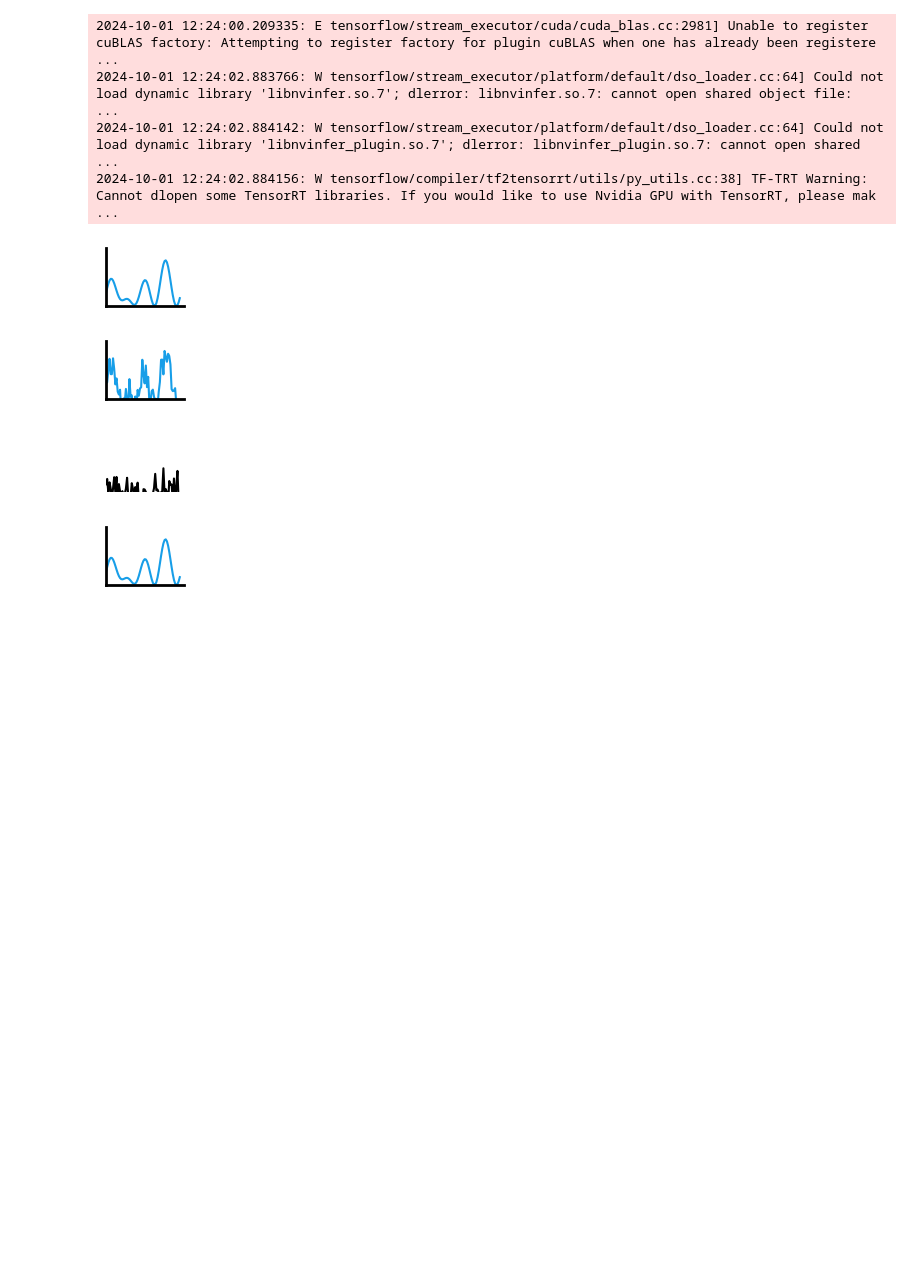
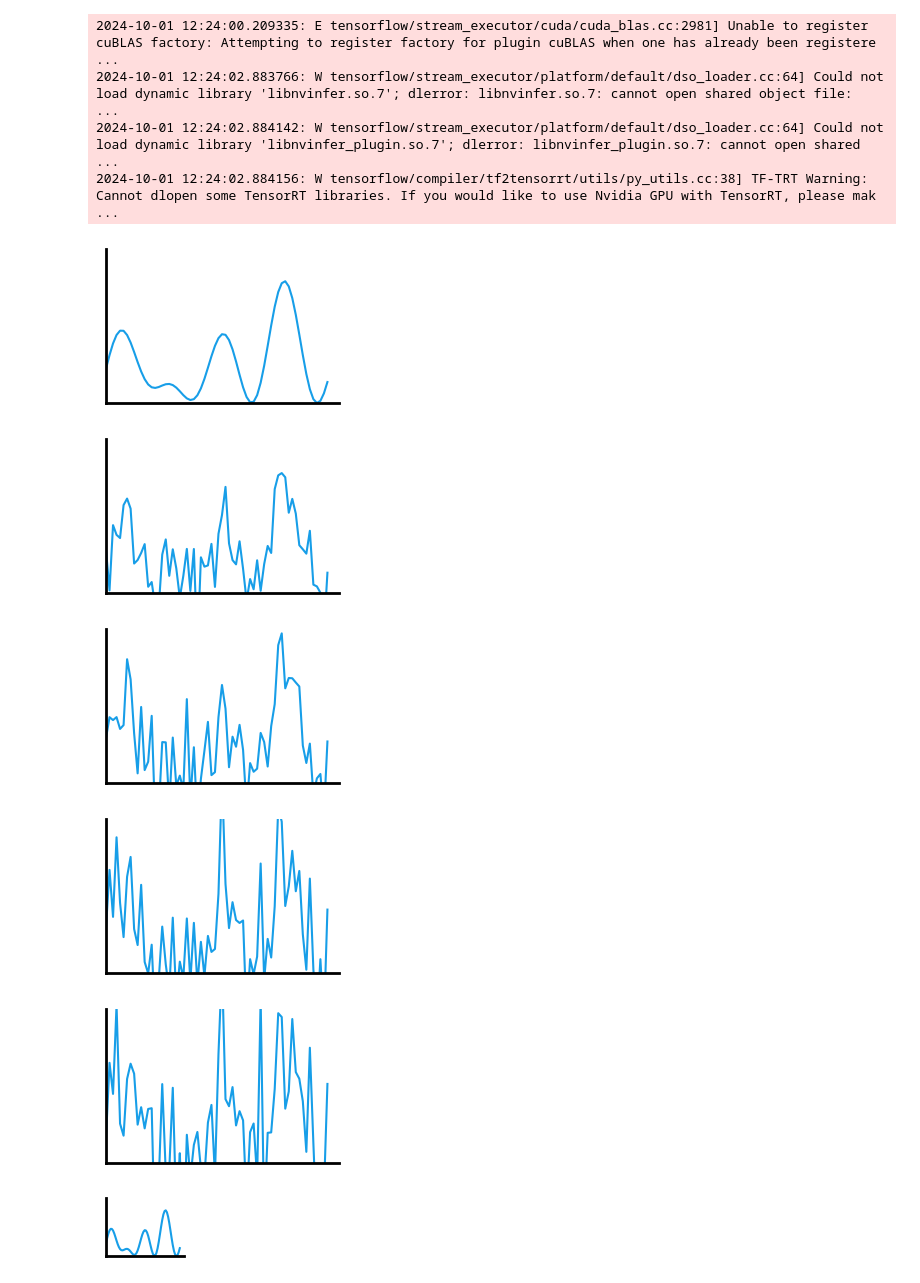
Before and after one commit to Waller-Lab/EncodingInformation, a Jupyter notebook: simulations_1d/animations_for_powerpoint.ipynb, the cells around one changed output. Drawn from its saved outputs; the diff is of its cells as text; code cells hidden in the pictures; blank space fills up the shorter version.

```diff
--- a/simulations_1d/animations_for_powerpoint.ipynb
+++ b/simulations_1d/animations_for_powerpoint.ipynb
@@ -23,7 +23,7 @@ from tqdm import tqdm
 from signal_utils_1D import *
 
 def plot_signal(signal):
-    fig, ax = plt.subplots(1, 1, figsize=(1, .75))
+    fig, ax = plt.subplots(1, 1, figsize=(3, 2))
     if not isinstance(signal, tuple) and not isinstance(signal, list):
         signal = (signal,)
         alpha = 1
@@ -35,7 +35,7 @@ def plot_signal(signal):
     clear_spines(ax)
     ax.set(xticks=[], yticks=[], xlim=[0, None], ylim=[0, 0.06])
 
-def save(name, suffix='png'):
+def save(name, suffix='pdf'):
     if suffix == 'pdf':
         plt.savefig(f'/home/hpinkard_waller/figures/1d_conceptual/{name}.{suffix}', transparent=True)
     else:
@@ -43,46 +43,47 @@ def save(name, suffix='png'):
 
 import os
 
 def make_intermediate_directories(path):
     full_path = f'/home/hpinkard_waller/figures/1d_conceptual/{path}'
     os.makedirs(full_path, exist_ok=True)
     #clear all in dirs
     for f in os.listdir(full_path):
         os.remove(f'{full_path}/{f}')
 
 # Parameters
 upsampled_signal_length = 64
 num_nyquist_samples = NUM_NYQUIST_SAMPLES        # Typically 8
 noise_sigma = 0.01                           # Standard deviation of Gaussian noise
 
 make_signal = lambda seed: onp.array(generate_random_signal(unit_energy=True, seed=seed, upsampled_signal_length=upsampled_signal_length, num_nyquist_samples=num_nyquist_samples))
 
 def add_noise(signal, sigma, seed=None):
     if seed is not None:
         onp.random.seed(seed)
     return signal + onp.random.normal(0, noise_sigma, signal.shape)
 
 
 
 
 seed = 42
 signal = make_signal(seed)
-noisy_signal = add_noise(signal, noise_sigma, seed=seed)
+# noisy_signal = add_noise(signal, noise_sigma, seed=seed)
 
-plot_signal(signal)
-save('signal')
-plot_signal(noisy_signal)
-save('noisy_signal')
+# plot_signal(signal)
+# save('signal')
+# plot_signal(noisy_signal)
+# save('noisy_signal')
 
-plot_signal(onp.random.normal(0, noise_sigma, signal.shape))
-clear_spines(plt.gca(), 'all')
-# change line color to black
-plt.gca().get_lines()[0].set_color('black')
-save('noise')
+for i in range(5):
+    plot_signal(signal)
+    save(f'signal_{i}')
+    signal = add_noise(signal, noise_sigma)
 # %% [output]
-[figure, old version]
+[figure, new version]
-[figure, old version]
+[figure, new version]
-[figure, old version]
+[figure, new version]
+[figure, added]
+[figure, added]
 # %%
 
 signal1 = make_signal(42)
```
Also changed, not shown: 4 other files.
